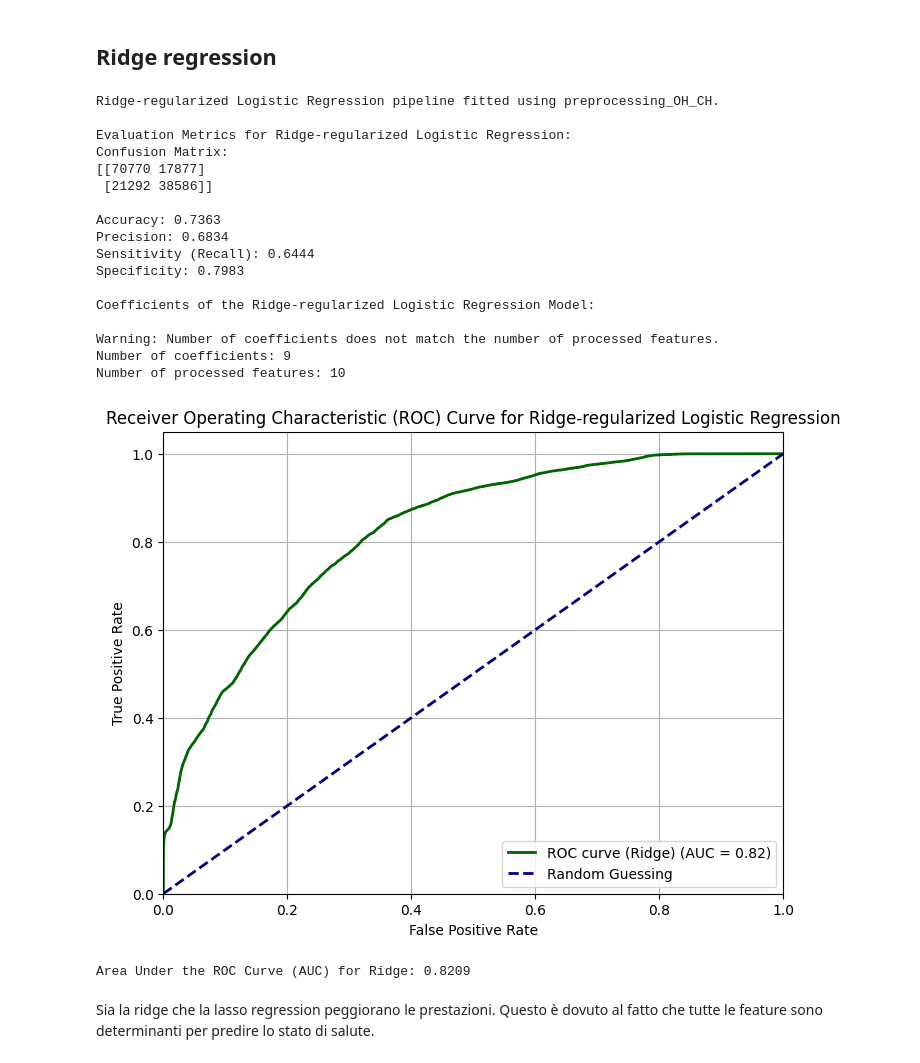
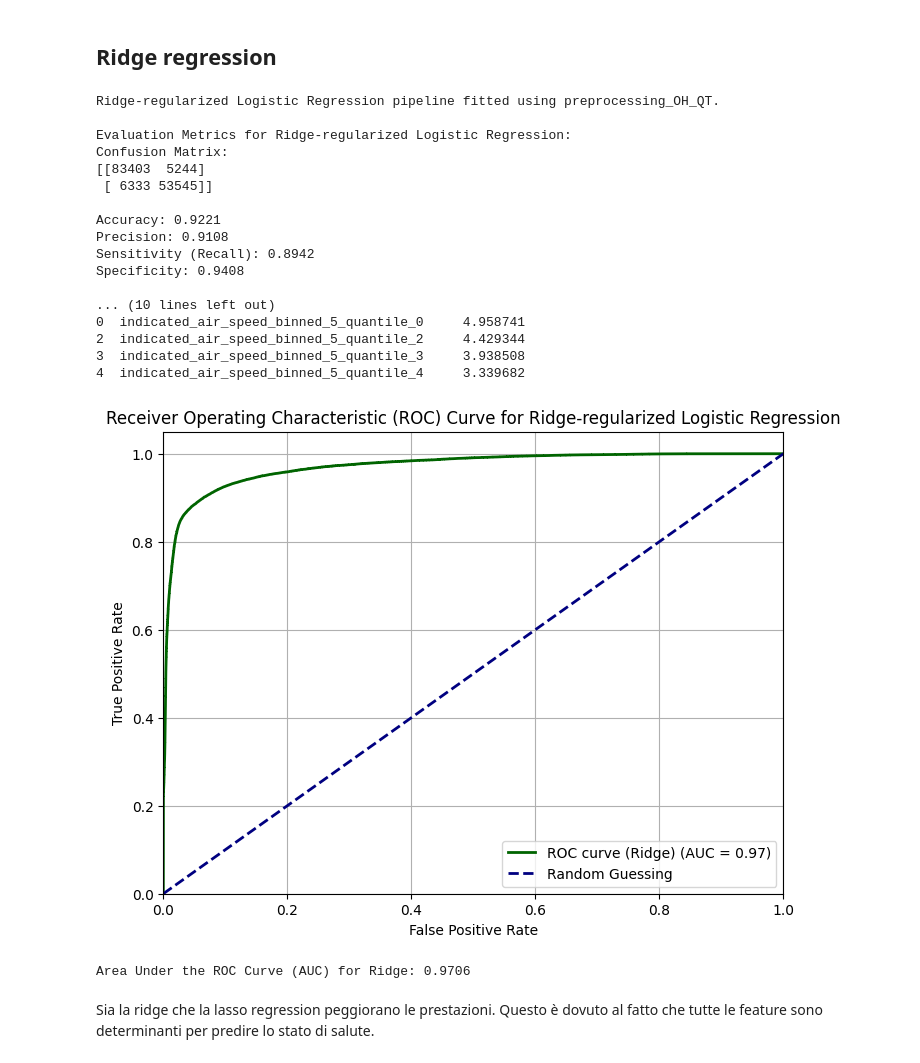
Before and after one commit to TizianoCosta/AML_2425_FinalProject, a Jupyter notebook: notebook/regressione_logistica_3.ipynb, the cells around one changed output. Drawn from its saved outputs; the diff is of its cells as text; code cells hidden in the pictures.

```diff
--- a/notebook/regressione_logistica_3.ipynb
+++ b/notebook/regressione_logistica_3.ipynb
@@ -1922,18 +1922,18 @@ import numpy as np
 log_reg_ridge_model = LogisticRegression(penalty='l2', solver='liblinear', C=1.0, random_state=42) # C=1.0 is a common starting point, solver='liblinear' works with l2
 
 # Integrate this model into the pipeline with OneHotEncoding and chosen feature engineering
-# We will use the preprocessing_OH_CH pipeline which performed better in the previous analysis.
+# We will use the preprocessing_OH_QT pipeline which performed better in the previous analysis.
 # Replace the standard LogisticRegression step with the Ridge-regularized one.
-log_reg_ridge_OH_CH_pipeline = make_pipeline(preprocessing_OH_CH, log_reg_ridge_model)
+log_reg_ridge_OH_QT_pipeline = make_pipeline(preprocessing_OH_QT, log_reg_ridge_model)
 
 # Fit the pipeline to the training data
-log_reg_ridge_OH_CH_pipeline.fit(data_train_x, data_train_y)
+log_reg_ridge_OH_QT_pipeline.fit(data_train_x, data_train_y)
 
-print("Ridge-regularized Logistic Regression pipeline fitted using preprocessing_OH_CH.")
+print("Ridge-regularized Logistic Regression pipeline fitted using preprocessing_OH_QT.")
 
-# You can now use log_reg_ridge_OH_CH_pipeline for predictions and evaluation
+# You can now use log_reg_ridge_OH_QT_pipeline for predictions and evaluation
 # Make predictions on the test set
-y_pred_ridge = log_reg_ridge_OH_CH_pipeline.predict(data_test_x)
+y_pred_ridge = log_reg_ridge_OH_QT_pipeline.predict(data_test_x)
 
 # Evaluate the model (using confusion matrix, accuracy, etc. as done previously)
 cm_ridge = confusion_matrix(data_test_y, y_pred_ridge)
@@ -1953,7 +1953,7 @@ print(f"Sensitivity (Recall): {sensitivity_ridge:.4f}")
 print(f"Specificity: {specificity_ridge:.4f}")
 
 # Analyze coefficients (Ridge regularization shrinks coefficients towards zero but doesn't make them exactly zero)
-log_reg_ridge_model_fitted = log_reg_ridge_OH_CH_pipeline.named_steps['logisticregression']
+log_reg_ridge_model_fitted = log_reg_ridge_OH_QT_pipeline.named_steps['logisticregression']
 
 if hasattr(log_reg_ridge_model_fitted, 'coef_'):
     print("\nCoefficients of the Ridge-regularized Logistic Regression Model:")
@@ -1975,48 +1975,48 @@ if hasattr(log_reg_ridge_model_fitted, 'coef_'):
         print("Number of coefficients:", len(log_reg_ridge_model_fitted.coef_[0]))
         print("Number of processed features:", len(all_processed_feature_names))
 
 else:
     print("The fitted model does not have 'coef_' attribute.")
 
 
 # Plot ROC Curve for Ridge model
-y_prob_ridge = log_reg_ridge_OH_CH_pipeline.predict_proba(data_test_x)[:, 1]
+y_prob_ridge = log_reg_ridge_OH_QT_pipeline.predict_proba(data_test_x)[:, 1]
 fpr_ridge, tpr_ridge, thresholds_ridge = roc_curve(data_test_y, y_prob_ridge)
 roc_auc_ridge = auc(fpr_ridge, tpr_ridge)
 
 plt.figure(figsize=(8, 6))
 plt.plot(fpr_ridge, tpr_ridge, color='darkgreen', lw=2, label=f'ROC curve (Ridge) (AUC = {roc_auc_ridge:.2f})')
 plt.plot([0, 1], [0, 1], color='navy', lw=2, linestyle='--', label='Random Guessing')
 plt.xlim([0.0, 1.0])
 plt.ylim([0.0, 1.05])
 plt.xlabel('False Positive Rate')
 plt.ylabel('True Positive Rate')
 plt.title('Receiver Operating Characteristic (ROC) Curve for Ridge-regularized Logistic Regression')
 plt.legend(loc="lower right")
 plt.grid(True)
 plt.show()
 
 print(f"\nArea Under the ROC Curve (AUC) for Ridge: {roc_auc_ridge:.4f}")
 # %% [output]
-Ridge-regularized Logistic Regression pipeline fitted using preprocessing_OH_CH.
+Ridge-regularized Logistic Regression pipeline fitted using preprocessing_OH_QT.
 
 Evaluation Metrics for Ridge-regularized Logistic Regression:
 Confusion Matrix:
-[[70770 17877]
- [21292 38586]]
+[[83403  5244]
+ [ 6333 53545]]
 
-Accuracy: 0.7363
-Precision: 0.6834
-Sensitivity (Recall): 0.6444
-Specificity: 0.7983
+Accuracy: 0.9221
+Precision: 0.9108
+Sensitivity (Recall): 0.8942
+Specificity: 0.9408
 
-Coefficients of the Ridge-regularized Logistic Regression Model:
-
-Warning: Number of coefficients does not match the number of processed features.
-Number of coefficients: 9
-Number of processed features: 10
+... (10 lines left out)
+0  indicated_air_speed_binned_5_quantile_0     4.958741
+2  indicated_air_speed_binned_5_quantile_2     4.429344
+3  indicated_air_speed_binned_5_quantile_3     3.938508
+4  indicated_air_speed_binned_5_quantile_4     3.339682
-[figure, old version]
+[figure, new version]
-Area Under the ROC Curve (AUC) for Ridge: 0.8209
+Area Under the ROC Curve (AUC) for Ridge: 0.9706
 # %% [markdown]
 Sia la ridge che la lasso regression peggiorano le prestazioni. Questo è dovuto al fatto che tutte le feature sono determinanti per predire lo stato di salute.
 # %% [markdown]
```
Also changed, not shown: parts of 10 cells of this notebook.
